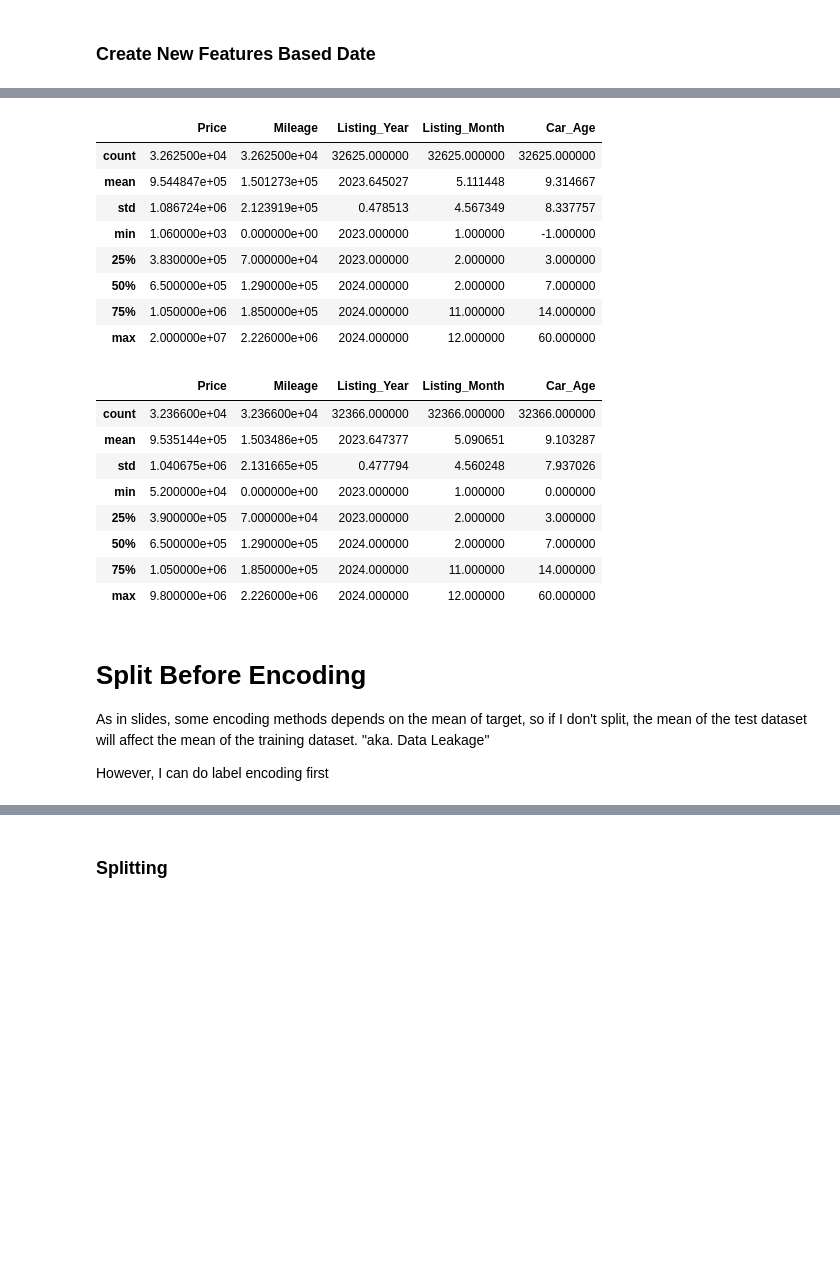
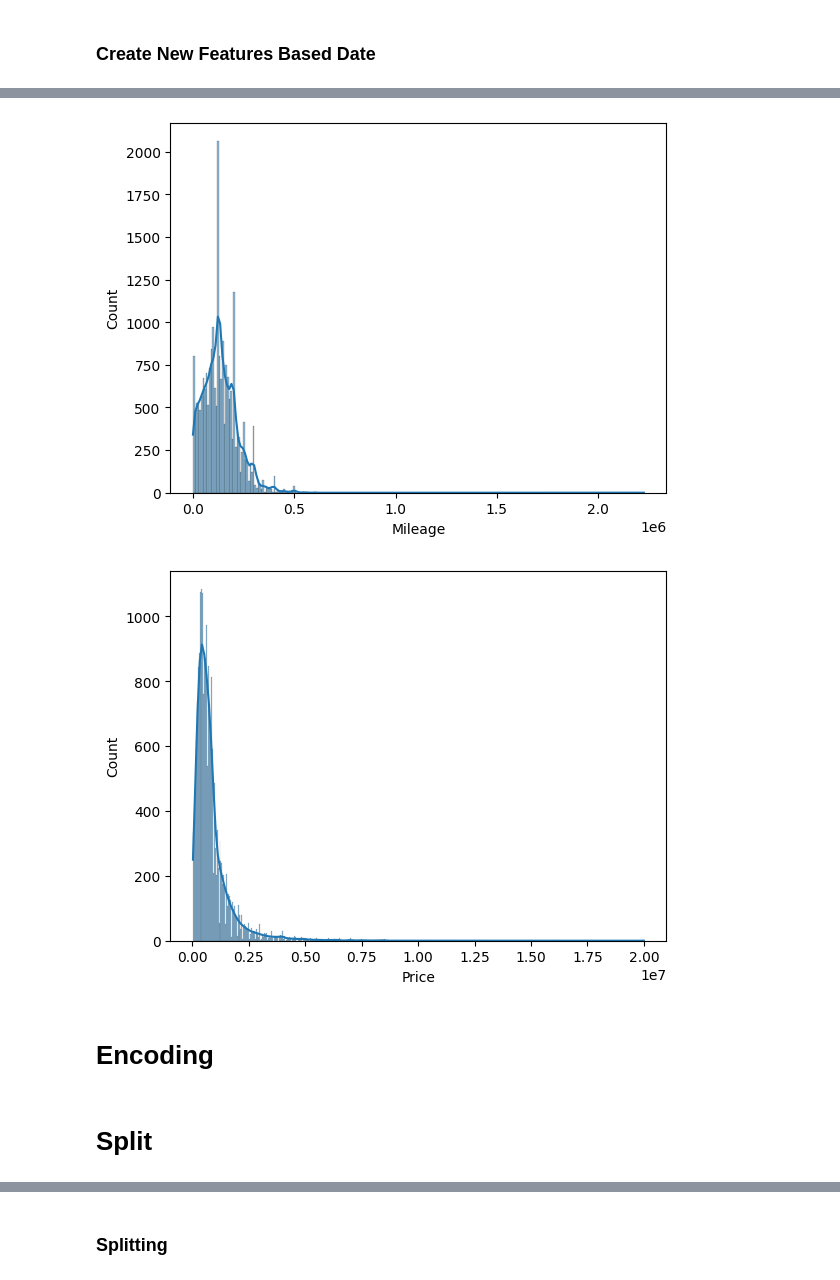
Before and after one commit to Ahmad-Tharwat07/BI-College-Project, a Jupyter notebook: Regression Models/Regression_Model.ipynb, the cells around one changed output, grey strips where cells are left out. Cells and saved outputs as stored; diff of their text form; code cells hidden in the pictures; blank space fills up the shorter version.

```diff
--- a/Regression Models/Regression_Model.ipynb
+++ b/Regression Models/Regression_Model.ipynb
@@ -191,0 +178,3 @@ df['Car_Age'] = df['Listing_Year'] - df['Model_Year']
+# %%
+df.loc[df['Car_Age'] < 0, 'Car_Age'] = 0
+df.loc[df['Car_Age'] == 2024, 'Car_Age'] = df['Car_Age'].median()
@@ -191,0 +213,4 @@ df['Car_Age'] = df['Listing_Year'] - df['Model_Year']
+# %%
+print(len(df))
+df = df[df['Price'] > 5000] # keep what's greater than 5000 EGP
+print(len(df))
@@ -194,5 +221,0 @@ df['Car_Age'] = df['Listing_Year'] - df['Model_Year']
-# %%
-cols_to_drop = ['Name', 'Date Displayed', 'Model_Year']
-df = df.drop(columns=cols_to_drop)
-
-df
@@ -213,36 +222,7 @@ df
-# %%
-df.describe()
-# car_age min value is -1???????
-# min price is 1060 gneh???????????
-# %% [output]
-|  | Price | Mileage | Listing_Year | Listing_Month | Car_Age |
-| count | 3.262500e+04 | 3.262500e+04 | 32625.000000 | 32625.000000 | 32625.000000 |
-| mean | 9.544847e+05 | 1.501273e+05 | 2023.645027 | 5.111448 | 9.314667 |
-| std | 1.086724e+06 | 2.123919e+05 | 0.478513 | 4.567349 | 8.337757 |
-| min | 1.060000e+03 | 0.000000e+00 | 2023.000000 | 1.000000 | -1.000000 |
-| 25% | 3.830000e+05 | 7.000000e+04 | 2023.000000 | 2.000000 | 3.000000 |
-| 50% | 6.500000e+05 | 1.290000e+05 | 2024.000000 | 2.000000 | 7.000000 |
-| 75% | 1.050000e+06 | 1.850000e+05 | 2024.000000 | 11.000000 | 14.000000 |
-| max | 2.000000e+07 | 2.226000e+06 | 2024.000000 | 12.000000 | 60.000000 |
-# %%
-df.loc[df['Car_Age'] < 0, 'Car_Age'] = 0
-
-df = df[df['Price'] > 50000]
-df = df[df['Price'] < 10000000]
-
-df.describe()
-# %% [output]
-|  | Price | Mileage | Listing_Year | Listing_Month | Car_Age |
-| count | 3.236600e+04 | 3.236600e+04 | 32366.000000 | 32366.000000 | 32366.000000 |
-| mean | 9.535144e+05 | 1.503486e+05 | 2023.647377 | 5.090651 | 9.103287 |
-| std | 1.040675e+06 | 2.131665e+05 | 0.477794 | 4.560248 | 7.937026 |
-| min | 5.200000e+04 | 0.000000e+00 | 2023.000000 | 1.000000 | 0.000000 |
-| 25% | 3.900000e+05 | 7.000000e+04 | 2023.000000 | 2.000000 | 3.000000 |
-| 50% | 6.500000e+05 | 1.290000e+05 | 2024.000000 | 2.000000 | 7.000000 |
-| 75% | 1.050000e+06 | 1.850000e+05 | 2024.000000 | 11.000000 | 14.000000 |
-| max | 9.800000e+06 | 2.226000e+06 | 2024.000000 | 12.000000 | 60.000000 |
-# %% [markdown]
-# Split Before Encoding
-As in slides, some encoding methods depends on the mean of target, so if I don't split, the mean of the test dataset will affect the mean of the training dataset. "aka. Data Leakage"
-
-However, I can do label encoding first
+# %%
+for col in ["Mileage","Price"]:
+    sns.histplot(data=df, x = col, kde=True)
+    plt.show()
+# %% [output]
+[figure, added]
+[figure, added]
@@ -248,0 +233,2 @@ However, I can do label encoding first
+# %% [markdown]
+# Encoding
@@ -249,2 +243,4 @@ However, I can do label encoding first
+# %% [markdown]
+# Split
 # %% [markdown]
 ### Binary Mapping On Binary Columns First
```
Also changed, not shown: parts of 54 cells of this notebook, 3 other files.
